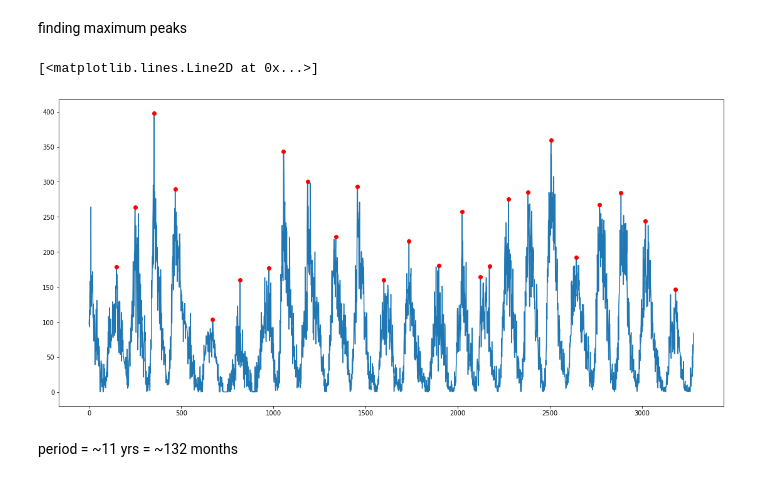
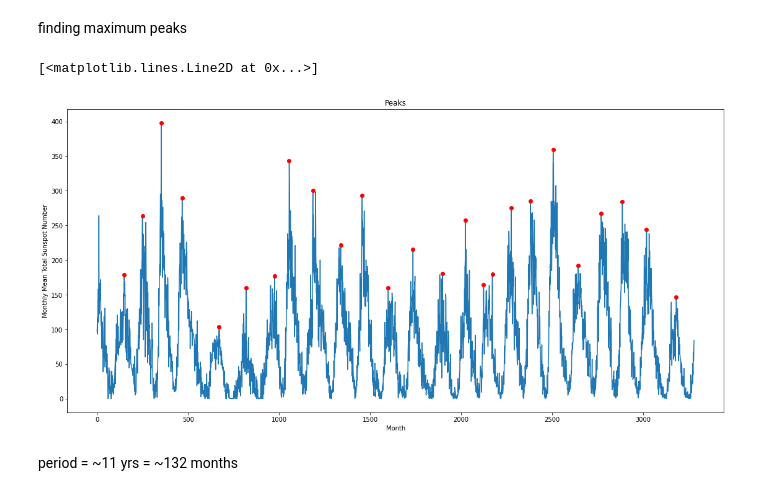
Before and after one commit to cichy1173/sunspot-analysis, a Jupyter notebook: badanie.ipynb, the cells around one changed output. Drawn from its saved outputs; the diff is of its cells as text; code cells hidden in the pictures.

Commit message:
addex xlabels, ylabels and titles for all plots

```diff
--- a/badanie.ipynb
+++ b/badanie.ipynb
@@ -82,16 +82,18 @@ finding maximum peaks
 # %%
 time_series = data[CSV_DATA_COLUMN]
 
 peaks = peakdetect(time_series, lookahead=40)
 
 higherPeaks = np.array(peaks[0])
 plt.figure(figsize=(19,9))
-
+plt.ylabel("Monthly Mean Total Sunspot Number")
+plt.xlabel("Month")
+plt.title("Peaks")
 plt.plot(time_series)
 plt.plot(higherPeaks[:,0], higherPeaks[:,1], 'ro')
 # %% [output]
 [<matplotlib.lines.Line2D at 0x...>]
-[figure, old version]
+[figure, new version]
 # %% [markdown]
 period = ~11 yrs = ~132 months
 # %%
```
Also changed, not shown: parts of 3 cells of this notebook.
